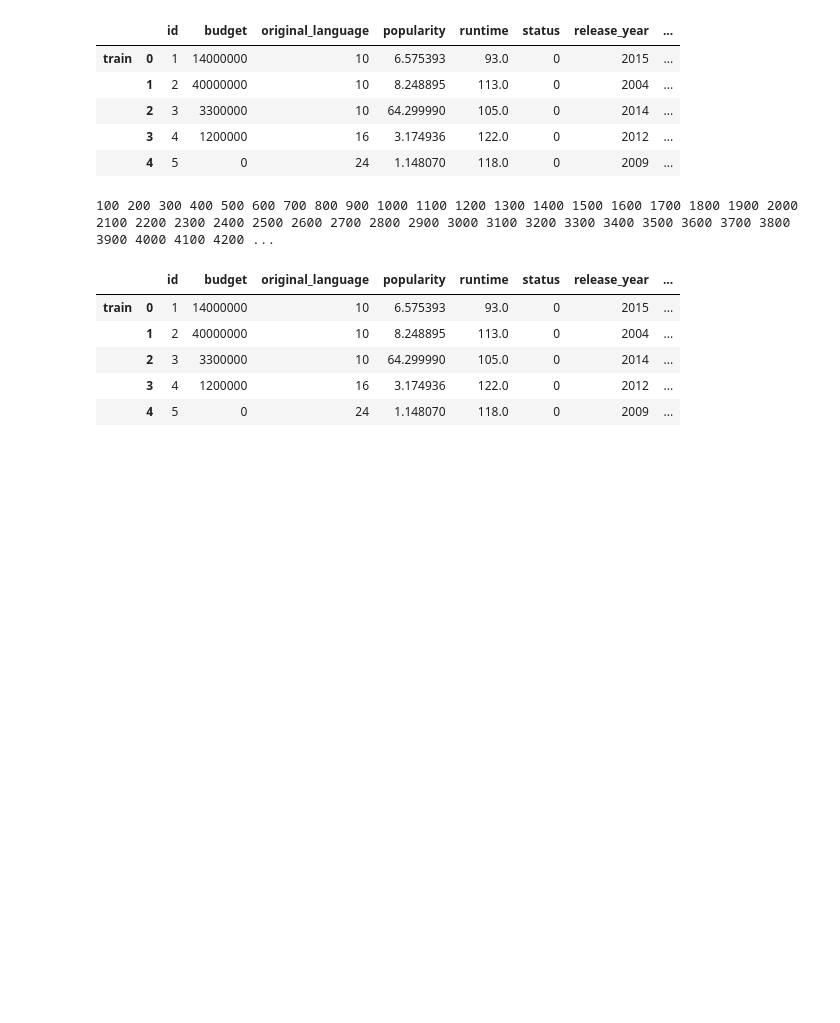
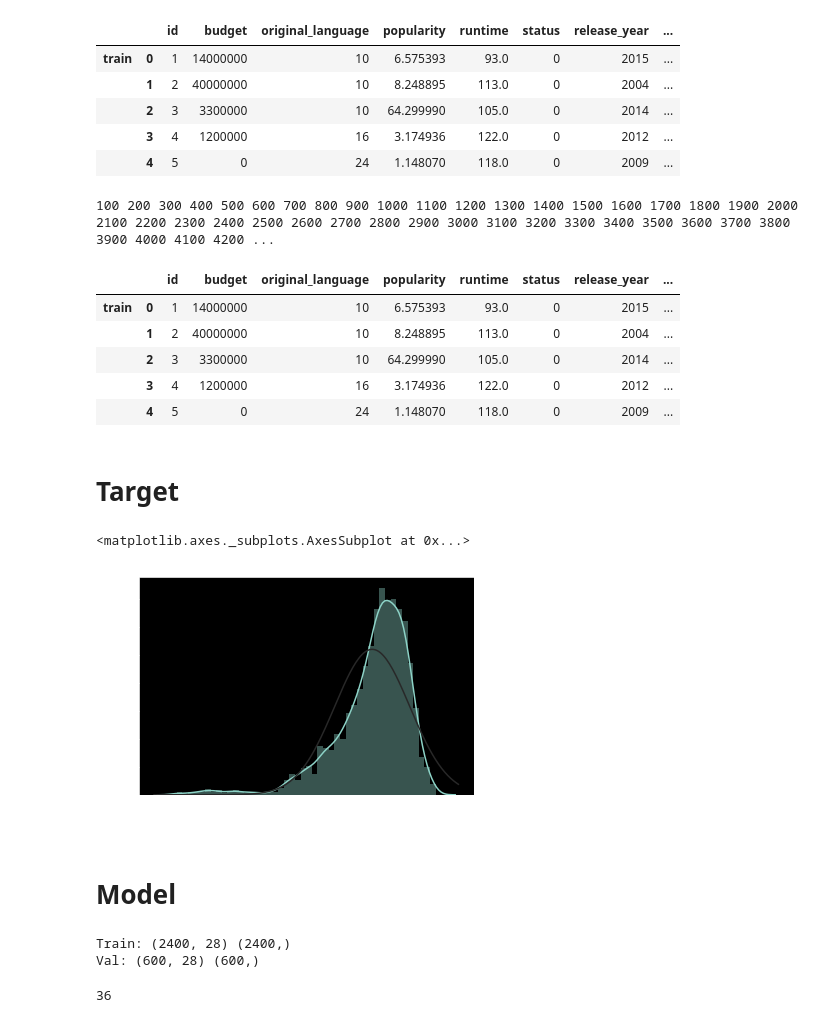
Before and after one commit to JanieTran/Kaggle_Competitions, a Jupyter notebook: TMDBBoxOfficePrediction/TMDBBoxOfficePrediction.ipynb, the cells around one changed output. Drawn from its saved outputs; the diff is of its cells as text; code cells hidden in the pictures; blank space fills up the shorter version.

```diff
--- a/TMDBBoxOfficePrediction/TMDBBoxOfficePrediction.ipynb
+++ b/TMDBBoxOfficePrediction/TMDBBoxOfficePrediction.ipynb
@@ -366,3 +370,5 @@ df_features.head()
 |  | 2 | 3 | 3300000 | 10 | 64.299990 | 105.0 | 0 | 2014 | ... |
 |  | 3 | 4 | 1200000 | 16 | 3.174936 | 122.0 | 0 | 2012 | ... |
 |  | 4 | 5 | 0 | 24 | 1.148070 | 118.0 | 0 | 2009 | ... |
+# %% [markdown]
+# Target
@@ -368,0 +396,53 @@ df_features.head()
+# %%
+train_labels_log = np.log(train_labels)
+sns.distplot(train_labels_log, fit = norm)
+# %% [output]
+<matplotlib.axes._subplots.AxesSubplot at 0x...>
+[figure, added]
+# %% [markdown]
+# Model
+# %%
+from sklearn.model_selection import train_test_split
+
+train_set = df_features.loc['train']
+train_set.drop(['id'], axis = 1, inplace = True)
+test_set = df_features.loc['test']
+
+
+x_train, x_val, y_train, y_val = train_test_split(train_set, train_labels_log, test_size = 0.2, random_state = 1)
+print('Train:', x_train.shape, y_train.shape)
+print('Val:', x_val.shape, y_val.shape)
+# %% [output]
+Train: (2400, 28) (2400,)
+Val: (600, 28) (600,)
+# %%
+import lightgbm as lgb
+import gc
+
+train_ds = lgb.Dataset(x_train, label = y_train)
+val_ds = lgb.Dataset(x_val, label = y_val)
+
+watchlist = [train_ds, val_ds]
+
+params = {
+    'learning_rate': 0.01,
+    'boosting': 'gbdt',
+    'objective': 'regression',
+    'max_depth': -1,
+    'seed': 191,
+    'num_leaves': 31,
+    'metric': 'rmse',
+    'nthreads': 8,
+    'lambda_l1': 0.005,
+    'verbose': -1
+}
+
+def rmsle(y_true, y_pred):
+    assert len(y_true) == len(y_pred)
+    y_true = np.exp(y_true)
+    y_pred = np.exp(y_pred)
+    return np.sqrt(np.mean(np.power(np.log1p(y_true + 1) - np.log1p(y_pred + 1), 2)))
+
+gc.collect()
+# %% [output]
+36
```
Also changed, not shown: parts of 10 cells of this notebook, 2 other files.
